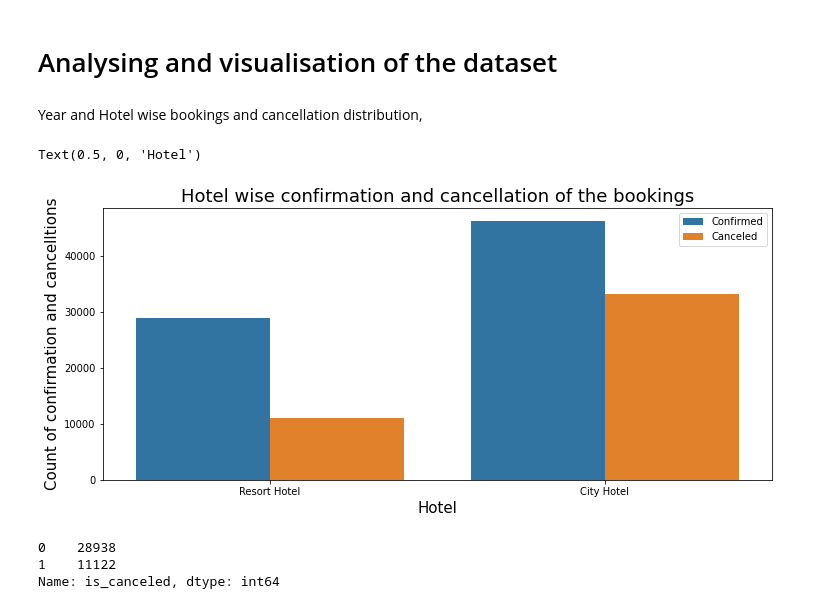
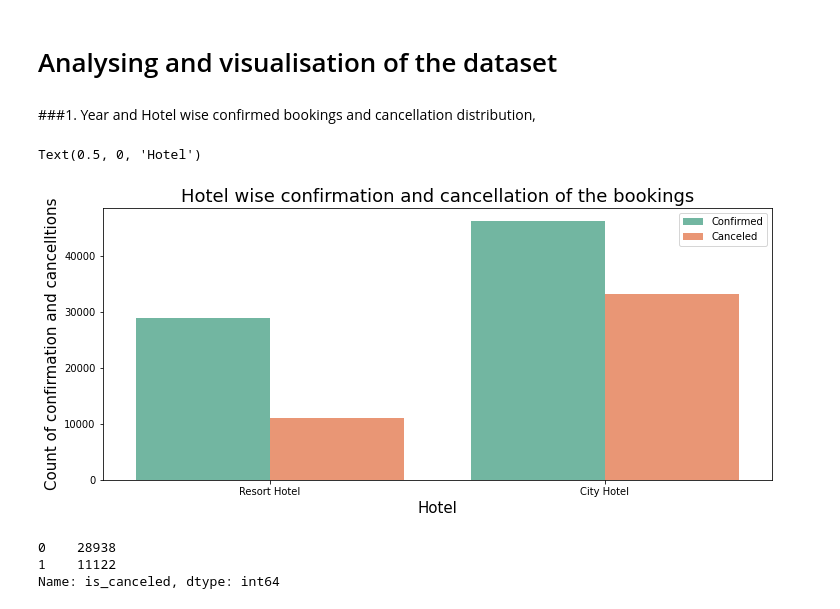
Before and after one commit to amanksharma23/EDA-Projects, a Jupyter notebook: Copy_of_Final_Hotel_Booking_Analysis_Capstone_Project.ipynb, the cells around one changed output. Cells and saved outputs as stored; diff of their text form; code cells hidden in the pictures.

```diff
--- a/Copy_of_Final_Hotel_Booking_Analysis_Capstone_Project.ipynb
+++ b/Copy_of_Final_Hotel_Booking_Analysis_Capstone_Project.ipynb
@@ -237,19 +225,19 @@ sns.heatmap(correl, annot = True, linewidths = 0.5)
 # %% [markdown]
 # Analysing and visualisation of the dataset
 # %% [markdown]
-Year and Hotel wise bookings and cancellation distribution,
+###1. Year and Hotel wise confirmed bookings and cancellation distribution,
 # %%
 #Finding out the percentage and counts of confirmed and caceled bookings
 #Plotting a Count Plot chart using seaborn for  counts of confirmed and caceled bookings
 plt.figure(figsize=(12,5))
-sns.countplot(x= 'hotel', hue='is_canceled',  data= dataset)
+sns.countplot(x= 'hotel', hue='is_canceled',palette='Set2',  data= dataset)
 plt.legend(['Confirmed', 'Canceled'])
 plt.title("Hotel wise confirmation and cancellation of the bookings", fontsize = 18)
 plt.ylabel("Count of confirmation and cancelltions",fontsize = 15)
 plt.xlabel("Hotel",fontsize = 15)
 # %% [output]
 Text(0.5, 0, 'Hotel')
-[figure, old version]
+[figure, new version]
 # %%
 #Plotting a Pie chart using matplotlib for percentage of confirmed and caceled bookings of Resort Hotel
 resort_hotel = dataset.loc[(dataset["hotel"] == "Resort Hotel")]
```
Also changed, not shown: parts of 28 cells of this notebook.
